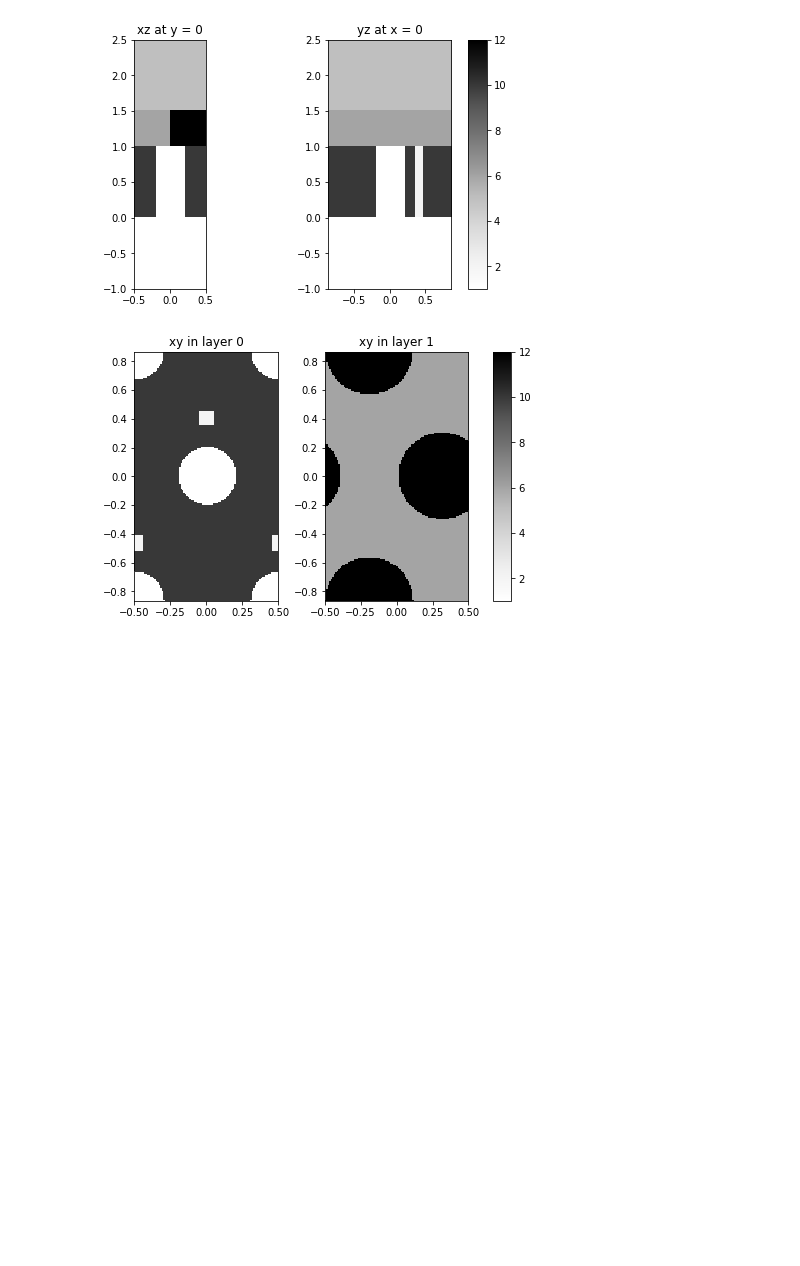
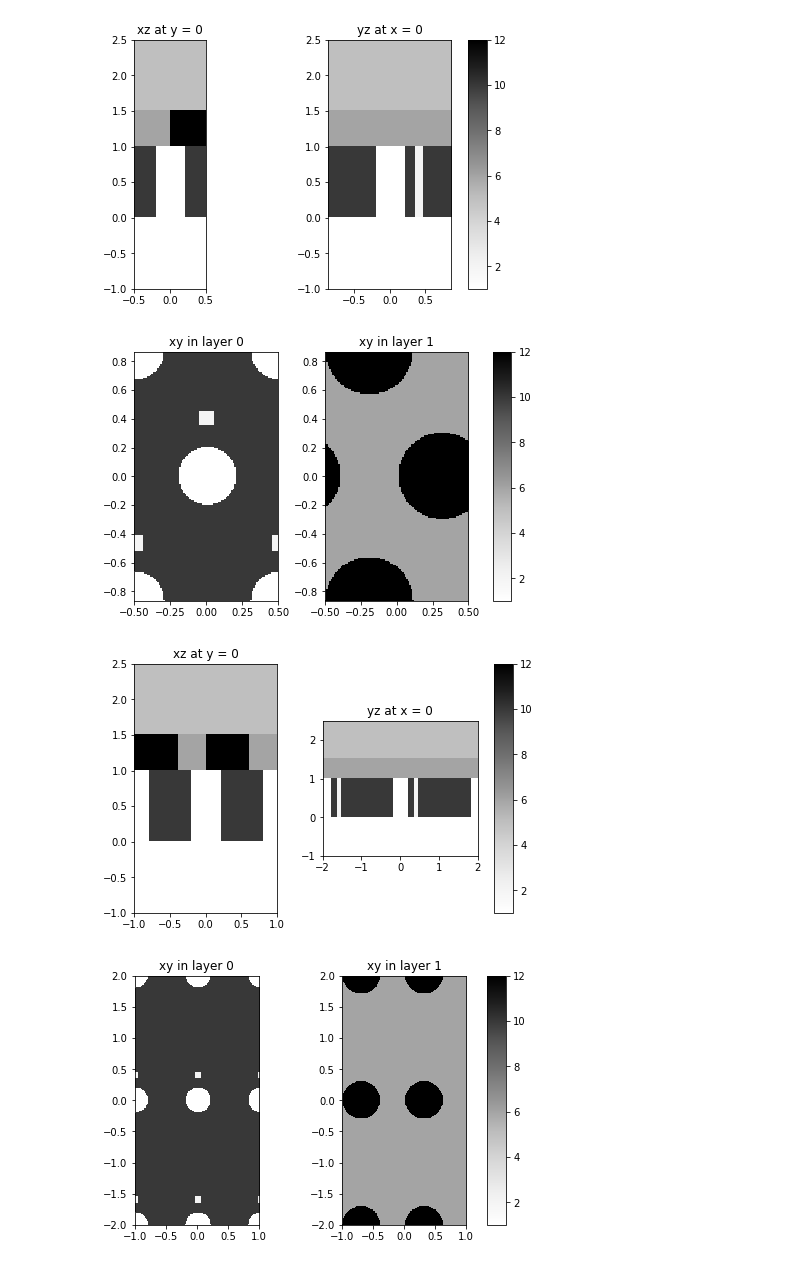
Before and after one commit to fancompute/legume, a Jupyter notebook: test_notebook.ipynb, the cells around one changed output. Drawn from its saved outputs; the diff is of its cells as text; code cells hidden in the pictures; blank space fills up the shorter version.

```diff
--- a/test_notebook.ipynb
+++ b/test_notebook.ipynb
@@ -65,3 +65,21 @@ phc.plot_overview()
 # %% [output]
 [figure]
 [figure]
+# %%
+# And here's a rectangular lattice (custom definitions require the primitive vectors)
+lattice = Lattice([1, 0], [0, 2])
+# Initialize a PhC (by default with eps = 1 in upper and lower cladding, we set upper one to 5)
+phc = PhotCryst(lattice, eps_u = 5)
+# Add a layer to the PhC with thickness 1 and background permittivity 10
+phc.add_layer(d=1, eps_b=10)
+# Add a circle and a square
+phc.add_shape('circle', {'x': 0, 'y': 0, 'r': 0.2, 'eps': 1}, layer_ind=0)
+phc.layers[-1].add_shape('square', {'x_cent': 0, 'y_cent': 0.4, 'a': 0.1, 'eps': 2})
+# Add another layer and another shape
+phc.add_layer(d=0.5, eps_b=6)
+phc.add_shape('circle', {'x': 0.3, 'y': 0, 'r': 0.3, 'eps': 12}, layer_ind=1)
+# Plot an xz cross section of the permittivity
+phc.plot_overview()
+# %% [output]
+[figure, added]
+[figure, added]
```
